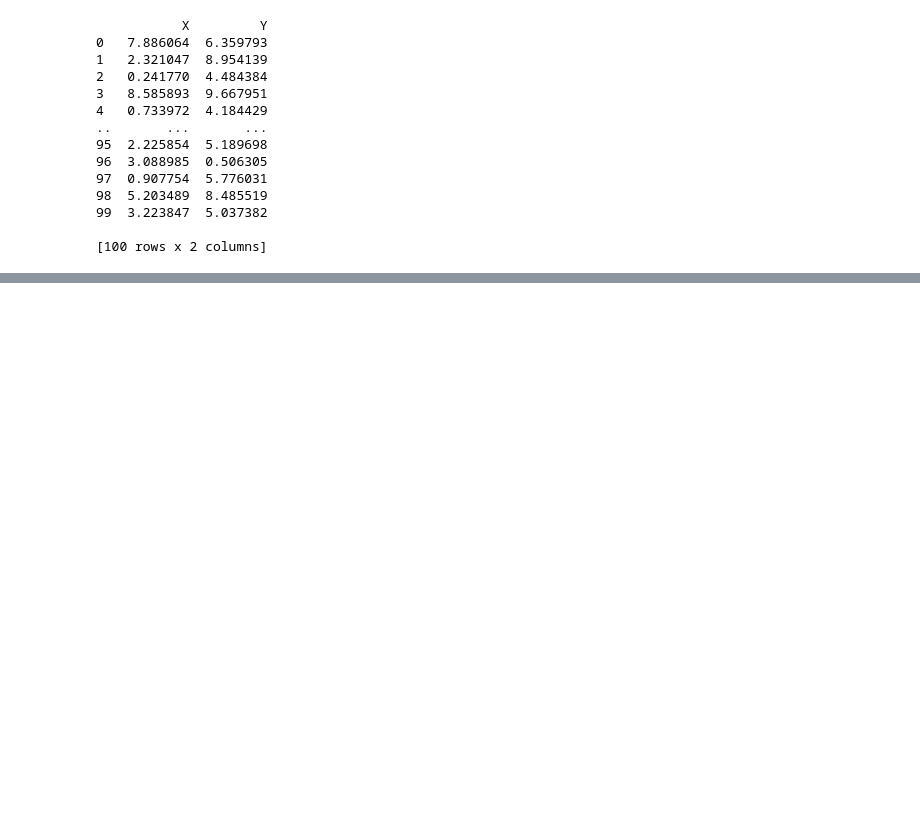
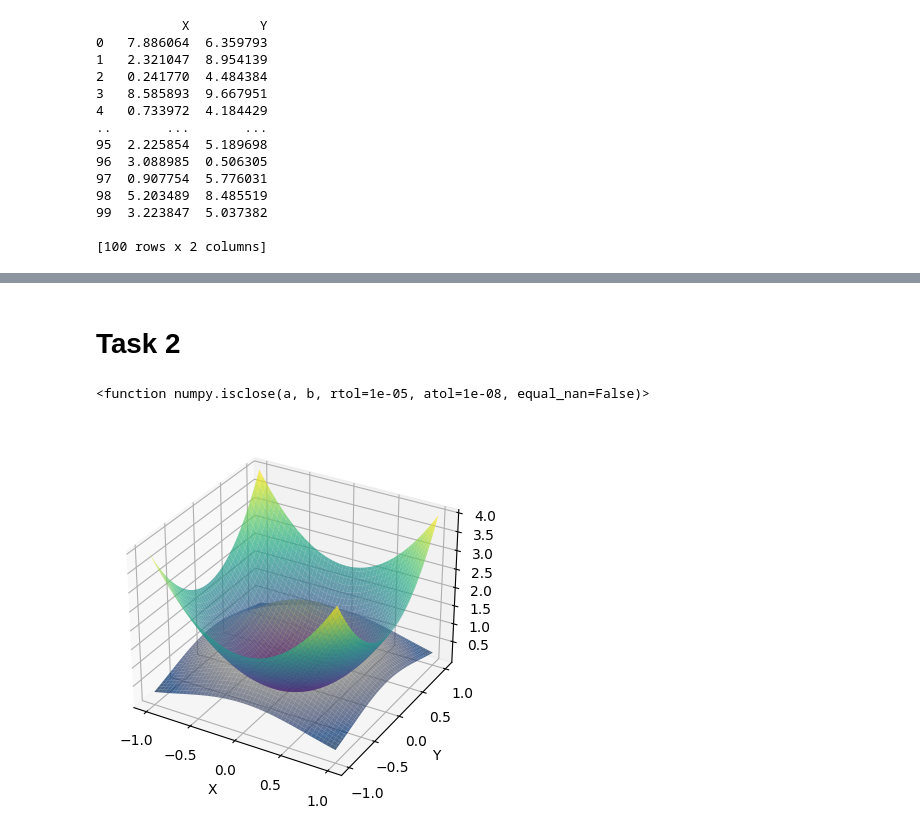
Before and after one commit to wcmelby/wcm_Phys129L_section, a Jupyter notebook: Section2.ipynb, the cells around one changed output, grey strips where cells are left out. Cells and saved outputs as stored; diff of their text form; code cells hidden in the pictures; blank space fills up the shorter version.

```diff
--- a/Section2.ipynb
+++ b/Section2.ipynb
@@ -62,0 +78,38 @@ def compute_convex_hull(points):
+# %% [markdown]
+# Task 2
+# %%
+from collections import Counter
+from scipy.spatial import Delaunay
+np.isclose
+# %% [output]
+<function numpy.isclose(a, b, rtol=1e-05, atol=1e-08, equal_nan=False)>
+# %%
+# Part a
+def surface1(x, y):
+    return 2*x**2+2*y**2
+# %%
+def surface2(x, y):
+    return 2*np.exp(-x**2-y**2)
+# %%
+x = np.linspace(-1, 1, 100)
+y = np.linspace(-1, 1, 100)
+x, y = np.meshgrid(x, y)
+# %%
+fig = plt.figure()
+
+# Add a 3D subplot
+ax = fig.add_subplot(111, projection='3d')
+
+# Plot the data
+ax.plot_surface(x, y, surface1(x, y), cmap='viridis', alpha=0.7)
+ax.plot_surface(x, y, surface2(x, y), cmap='cividis', alpha=0.7)
+
+# Set labels
+ax.set_xlabel('X')
+ax.set_ylabel('Y')
+ax.set_zlabel('Z')
+
+# Show the plot
+plt.show()
+# %% [output]
+[figure, added]
```
Also changed, not shown: parts of 8 cells of this notebook.
